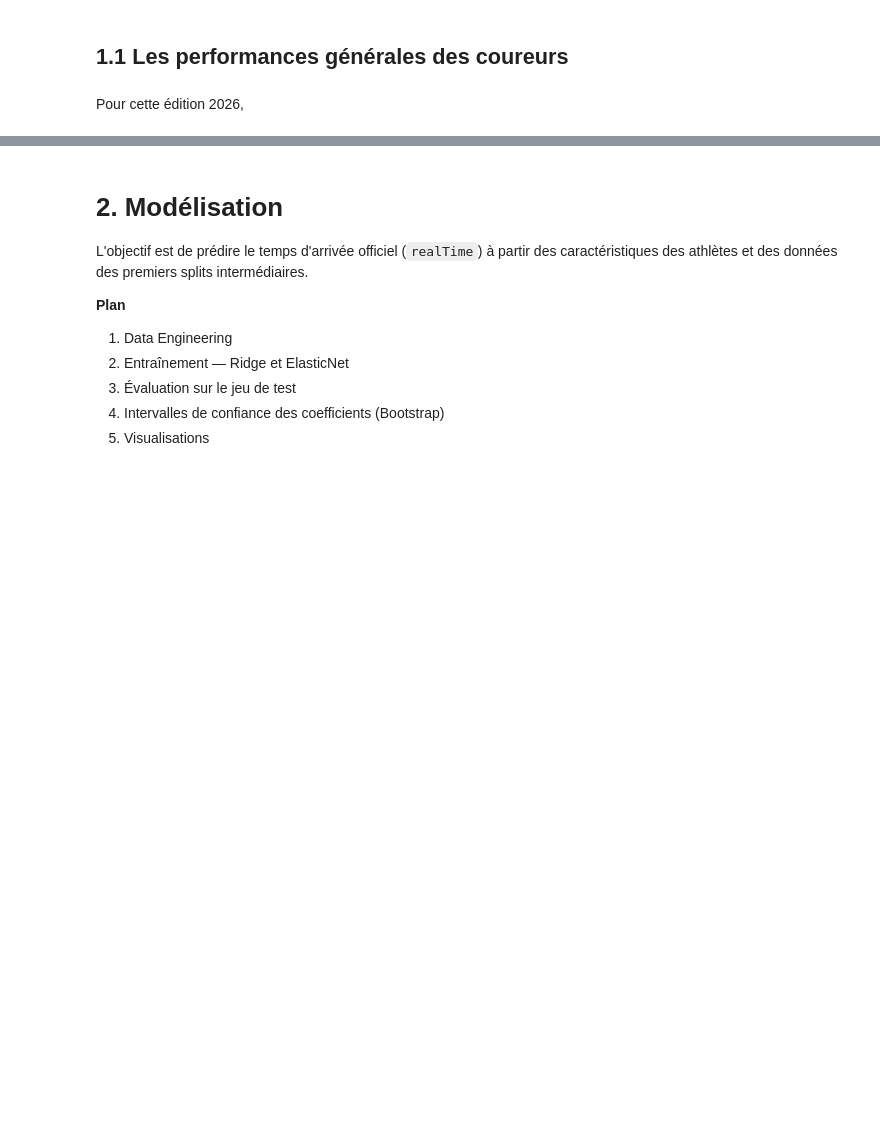
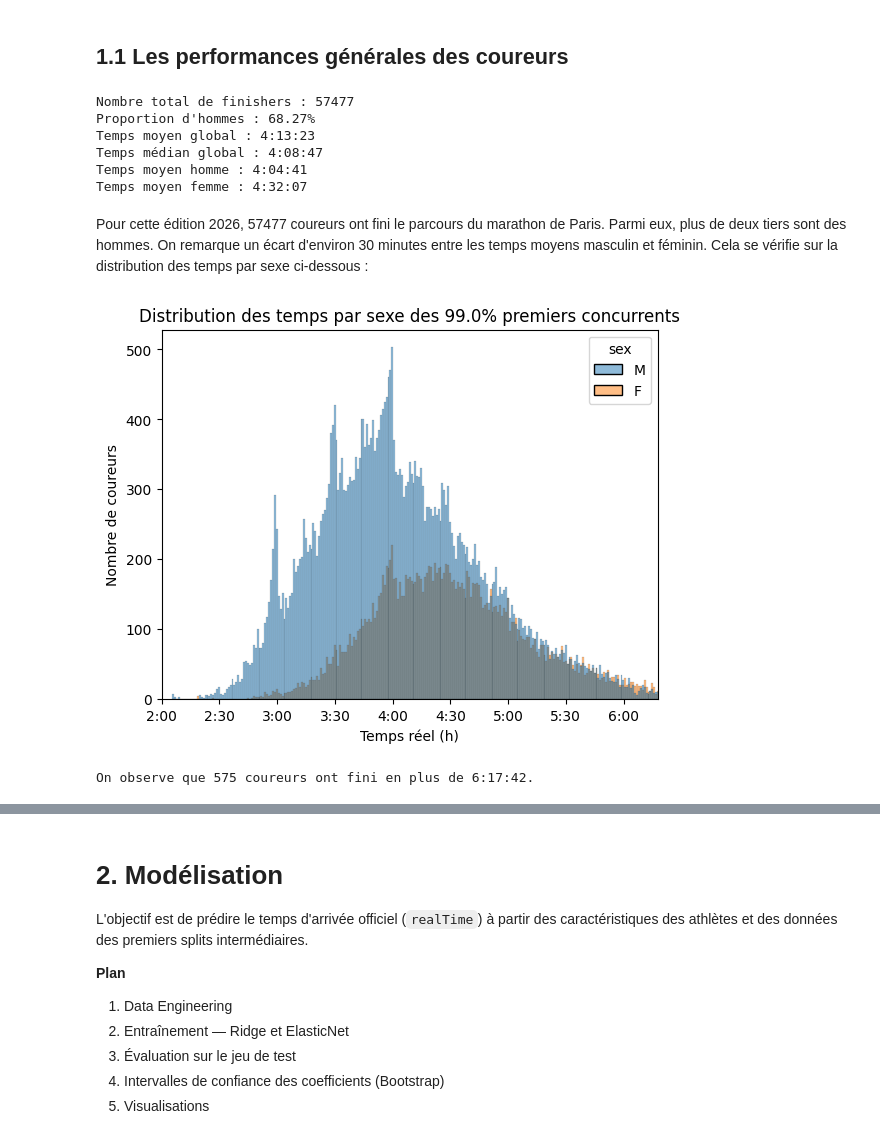
Before and after one commit to AntoineR18/PPDS-Projet-final, a Jupyter notebook: main.ipynb, the cells around one changed output, grey strips where cells are left out. Drawn from its saved outputs; the diff is of its cells as text; code cells hidden in the pictures; blank space fills up the shorter version.

Commit message:
feat : mise en page du main pour stat_desc

```diff
--- a/main.ipynb
+++ b/main.ipynb
@@ -35,6 +38,42 @@ import stat_desc_antoine as sda
 # %% [markdown]
 ## 1.1 Les performances générales des coureurs
+# %%
+total = df.shape[0]
+prop_H = round(df.filter(pl.col("sex") == "M").shape[0] / df.shape[0] * 100, 2)
+print(f"Nombre total de finishers : {total}")
+print(f"Proportion d'hommes : {prop_H}%")
+
+def calcul_temps(stat: str, sex: str = None) -> str:
+    """Calcule le temps moyen ou médian global ou par sexe"""
+
+    df_filtered = df.filter(pl.col("sex") == sex) if sex is not None else df
+
+    if stat == "mean":
+        valeur = df_filtered["realTime"].mean()
+    else:
+        valeur = df_filtered["realTime"].median()
+
+    valeur = int(valeur)
+    h = valeur // 3600
+    m = (valeur % 3600) // 60
+    s = valeur % 60
+    return f"{h}:{m:02d}:{s:02d}"
+
+print(f"Temps moyen global : {calcul_temps("mean")}")
+print(f"Temps médian global : {calcul_temps("median")}")
+print(f"Temps moyen homme : {calcul_temps("mean", "M")}")
+print(f"Temps moyen femme : {calcul_temps("mean", "F")}")
+# %% [output]
+Nombre total de finishers : 57477
+Proportion d'hommes : 68.27%
+Temps moyen global : 4:13:23
+Temps médian global : 4:08:47
+Temps moyen homme : 4:04:41
+Temps moyen femme : 4:32:07
 # %% [markdown]
-Pour cette édition 2026,
+Pour cette édition 2026, 57477 coureurs ont fini le parcours du marathon de Paris. Parmi eux, plus de deux tiers sont des hommes. On remarque un écart d'environ 30 minutes entre les temps moyens masculin et féminin. Cela se vérifie sur la distribution des temps par sexe ci-dessous :
 # %%
-sda.distrib_tps(0.99)
+sd.distrib_tps(0.99)
+# %% [output]
+[figure, added]
+On observe que 575 coureurs ont fini en plus de 6:17:42.
```
Also changed, not shown: parts of 15 cells of this notebook, 2 other files.
